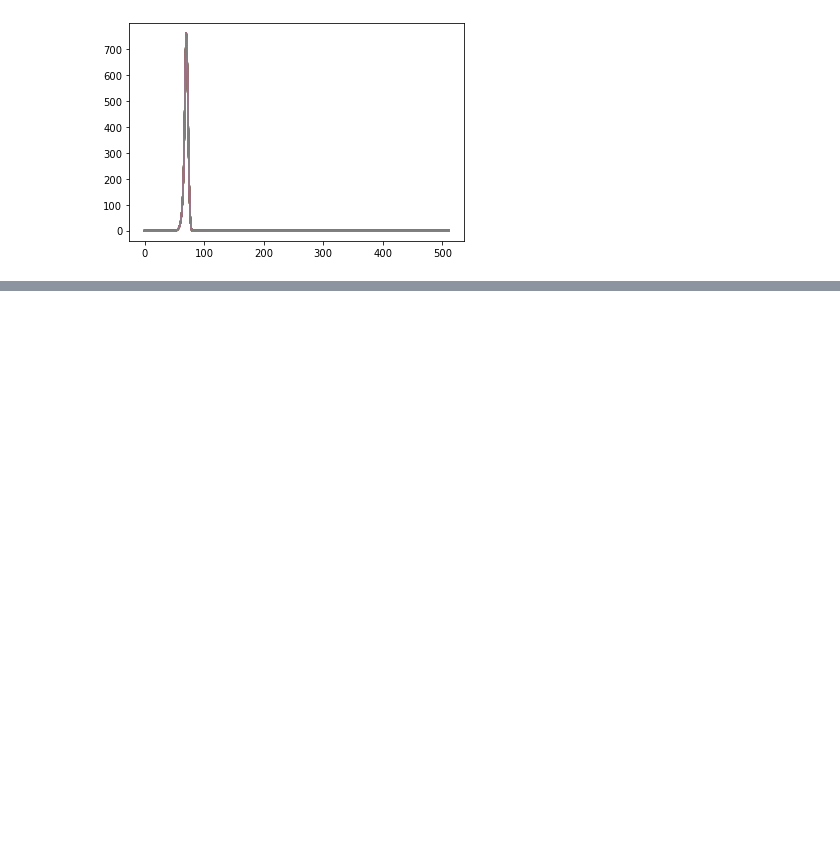
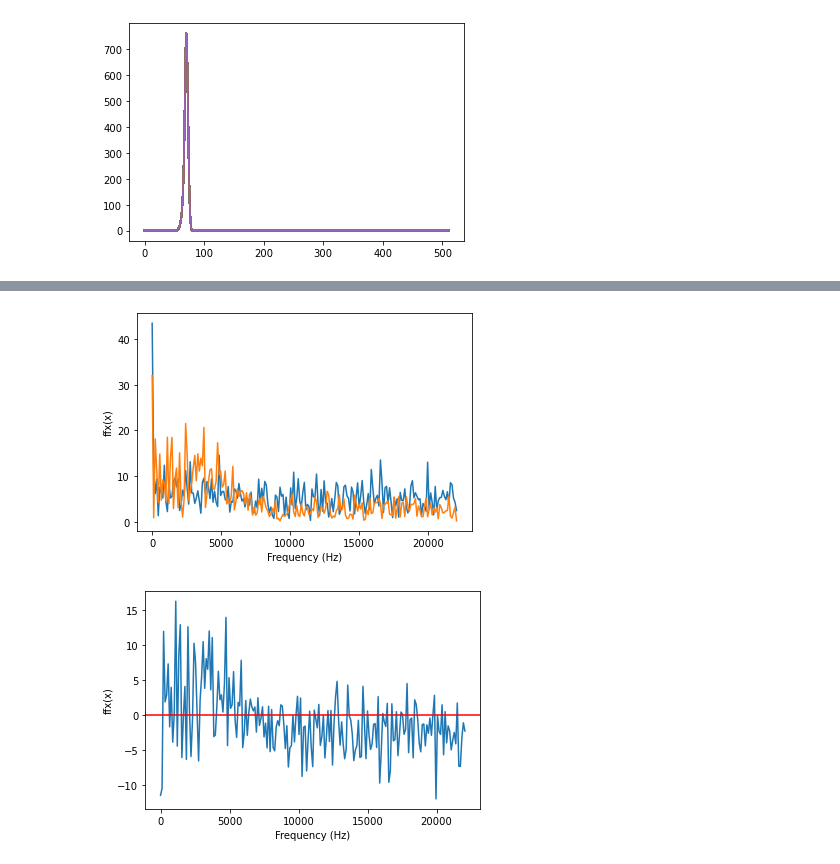
Before and after one commit to Gwynndandy/VQVAE-studies, a Jupyter notebook: scratch.ipynb, the cells around one changed output, grey strips where cells are left out. Cells and saved outputs as stored; diff of their text form; code cells hidden in the pictures; blank space fills up the shorter version.

```diff
--- a/scratch.ipynb
+++ b/scratch.ipynb
@@ -132,0 +159,29 @@ for i in range(len(test_signal)-1):
+# %%
+from numpy.fft import rfft,irfft,rfftfreq
+
+dat_fft = rfft(dat)
+N=len(dat)
+freq_dat = rfftfreq(N, d=1/44100)
+plt.plot(freq_dat,np.abs(dat_fft))
+
+dat1_fft = rfft(dat1)
+N=len(dat1)
+freq_dat = rfftfreq(N, d=1/44100)
+plt.plot(freq_dat,np.abs(dat1_fft))
+
+# mu = 1
+# sigma = 2500
+# gauss = get_gaussian(mu,sigma)
+# a = np.linspace(0,20000,20000)
+# plt.plot(gauss(a)/max(gauss(a)))
+plt.xlabel("Frequency (Hz)")
+plt.ylabel("ffx(x)")
+plt.show()
+plt.plot(freq_dat,np.abs(dat1_fft)-np.abs(dat_fft))
+plt.axhline(y=0, color='r', linestyle='-')
+plt.xlabel("Frequency (Hz)")
+plt.ylabel("ffx(x)")
+plt.show()
+# %% [output]
+[figure, added]
+[figure, added]
```
Also changed, not shown: parts of 10 cells of this notebook, 3 other files.
